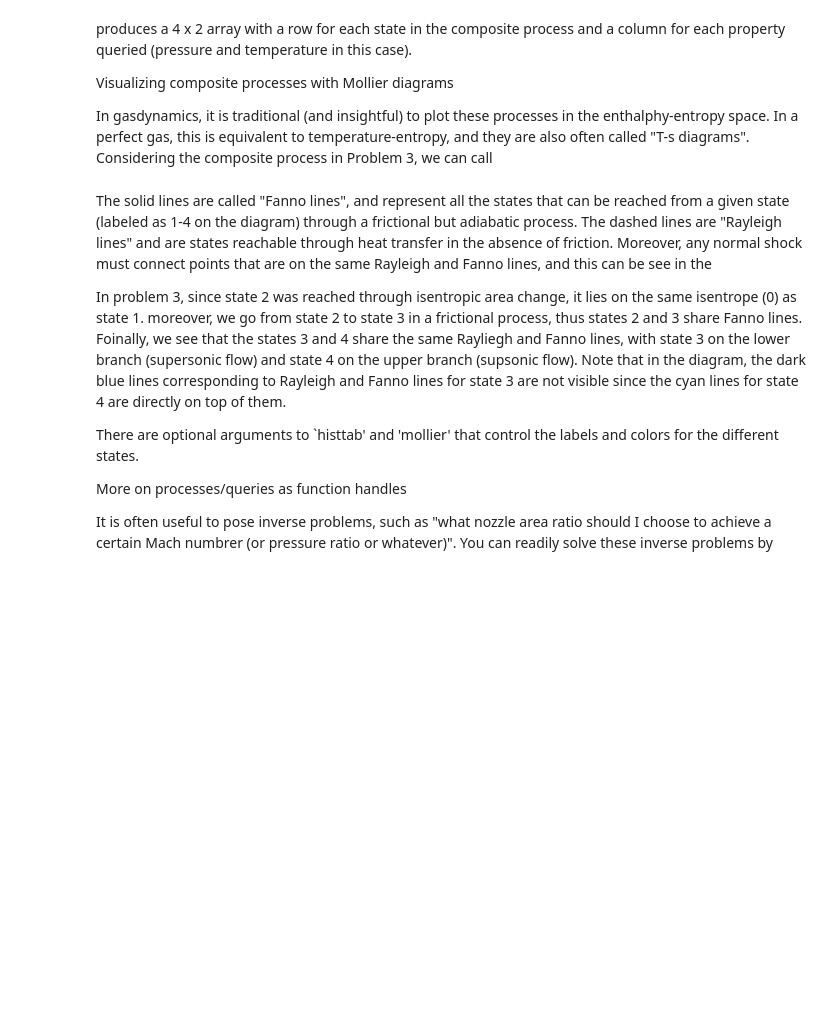
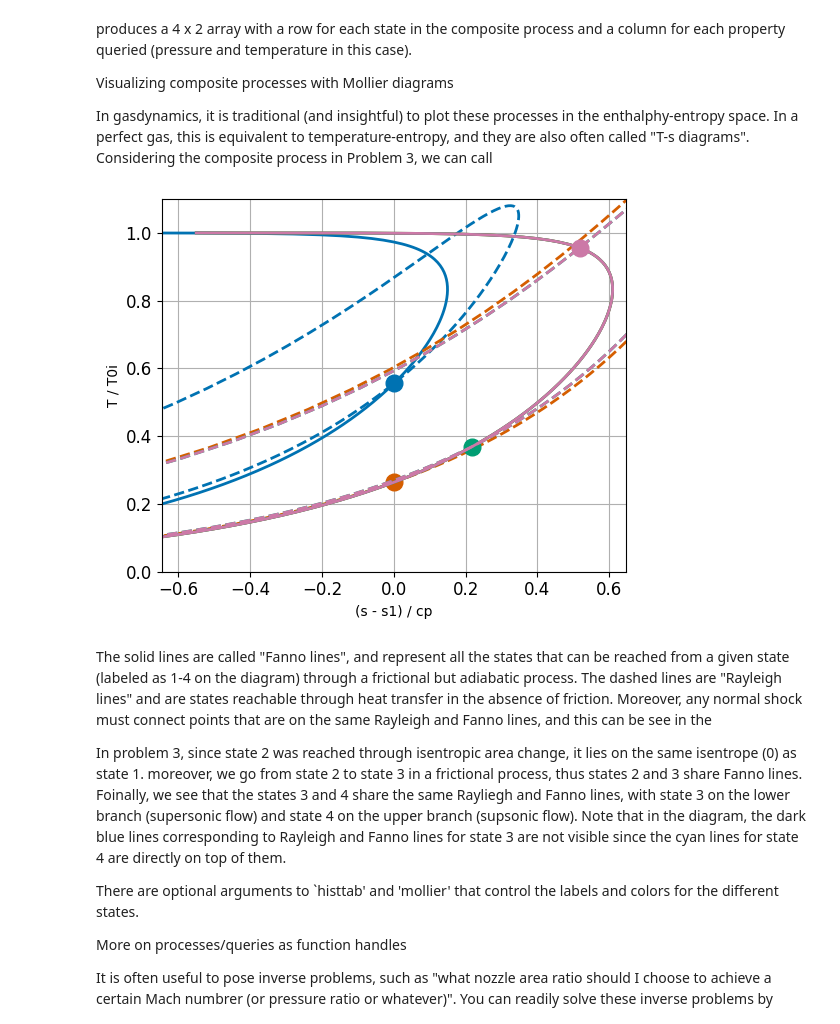
Before and after one commit to timcolonius/gaslab, a Jupyter notebook: notebooks/01_getting_started.ipynb, the cells around one changed output. Saved outputs shown, nothing was run; the diff lists cells and outputs as text; code cells hidden in the pictures; blank space fills up the shorter version.

```diff
--- a/notebooks/01_getting_started.ipynb
+++ b/notebooks/01_getting_started.ipynb
@@ -279,3 +172,8 @@ In gasdynamics, it is traditional (and insightful) to plot these processes in th
+# %%
+fig = mollier_figure(result)
+fig
+# %% [output]
+[figure, added]
 # %% [markdown]
 The solid lines are called "Fanno lines", and represent all the states that can be reached from a given state (labeled as 1-4 on the diagram) through a frictional but adiabatic process. The dashed lines are "Rayleigh lines" and are states reachable through heat transfer in the absence of friction.  Moreover, any normal shock must connect points that are on the same Rayleigh and Fanno lines, and this can be see in the
 
```
Also changed, not shown: parts of 41 cells of this notebook, 5 other files.
